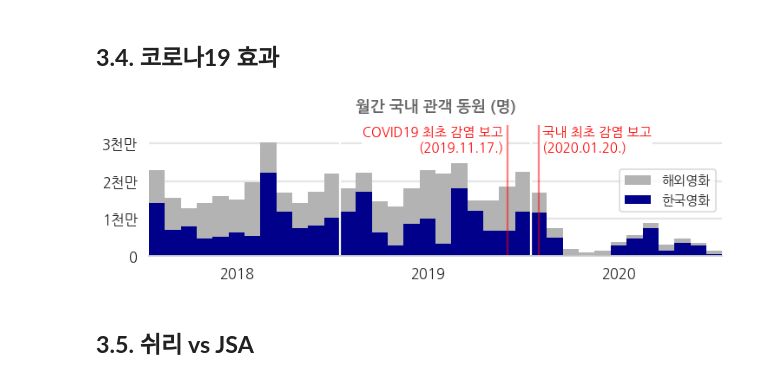
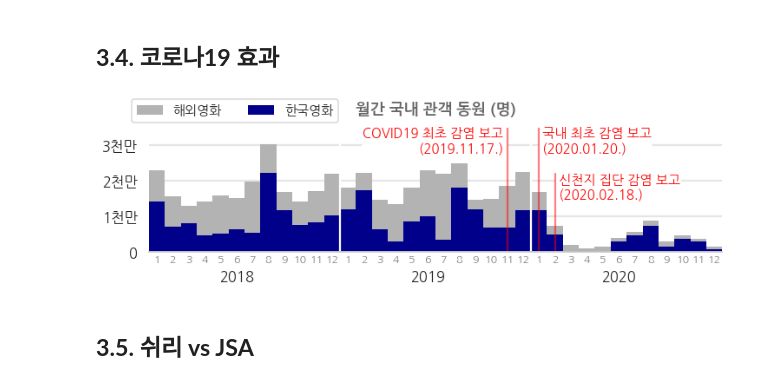
Before and after one commit to jehyunlee/datastory, a Jupyter notebook: 2021/movie/movie_2_boxoffice.ipynb, the cells around one changed output. Drawn from its saved outputs; the diff is of its cells as text; code cells hidden in the pictures.

```diff
--- a/2021/movie/movie_2_boxoffice.ipynb
+++ b/2021/movie/movie_2_boxoffice.ipynb
@@ -1078,39 +1160,47 @@ plot_boS_year(2011, 2020, '프랑스', annot_pos=0.7)
 fig, ax = plt.subplots(figsize=(10, 3), constrained_layout=True)
 ax.bar(df_boM["YearMonth"], df_boM["전체 관객수"], width=1, ec='none',
        color=[c_etc]*36, label="해외영화")
 ax.bar(df_boM["YearMonth"], df_boM["한국 관객수"], width=1, ec='none',
        color=[c_kr]*36, label="한국영화")
 
+for y in range(3):
+    for m in range(12):
+        ax.text(12*y + m, -1e6, f"{m+1}", fontsize="x-small", c="gray", ha="center", va="top")
+
 ax.set_xlim(-0.5, 35.5)
 ax.set_xticks([5, 17, 29])
-ax.set_xticklabels([2018, 2019, 2020])
+ax.set_xticklabels([2018, 2019, 2020], va="top")
+ax.tick_params(axis="x", pad=12)
 ax.set_ylim(0, 3.5e7)
 yticks=np.arange(0, 4e7, 1e7)
 ax.set_yticks(yticks)
 ax.set_yticklabels([f"{y/1e7:.0f}천만" if y > 0 else "0" for y in yticks])
 ax.grid(False)
 
 ax.set_title("월간 국내 관객 동원 (명)", fontdict=font_title, pad=16)
 ax.spines[["left", "top", "right"]].set_visible(False)
 for y in yticks:
     ax.axhline(y, c="gray", zorder=-1, alpha=0.2)
 ax.axvline(11.5, c="w")
 ax.axvline(23.5, c="w")
 
 # 발병
 ax.axvline(22, c="r", alpha=0.5)
 ax.axvline(24, c="r", alpha=0.5)
-ax.text(22,2.8e7, "COVID19 최초 감염 보고 \n(2019.11.17.) ", ha="right", fontsize="small", c="r",
+ax.plot([25, 25], [0, 2.2e7], c="r", alpha=0.5)
+ax.text(22, 2.8e7, "COVID19 최초 감염 보고 \n(2019.11.17.) ", ha="right", fontsize="small", c="r",
         bbox={"pad":0, "fc":"w"}, zorder=-0.5)
-ax.text(24,2.8e7, " 국내 최초 감염 보고\n (2020.01.20.)", ha="left", fontsize="small", c="r",
+ax.text(24, 2.8e7, " 국내 최초 감염 보고\n (2020.01.20.)", ha="left", fontsize="small", c="r",
+        bbox={"pad":0, "fc":"w"}, zorder=-0.5)
+ax.text(25, 1.5e7, " 신천지 집단 감염 보고\n (2020.02.18.)", ha="left", fontsize="small", c="r",
         bbox={"pad":0, "fc":"w"}, zorder=-0.5)
 
-# fig.legend(loc="lower left", bbox_to_anchor=(0.04, 0.85), fontsize="small", ncol=2)
-ax.legend(loc="center right", fontsize="small")
+fig.legend(loc="lower left", bbox_to_anchor=(0.04, 0.84), fontsize="small", ncol=2)
+# ax.legend(loc="upper left", fontsize="small", ncol=2)
 
 fig.savefig("./images/bo_covid19.png", dpi=200)
 # %% [output]
-[figure, old version]
+[figure, new version]
 # %% [markdown]
 ## **3.5. 쉬리 vs JSA**
 # %%
```
Also changed, not shown: parts of 13 cells of this notebook.
